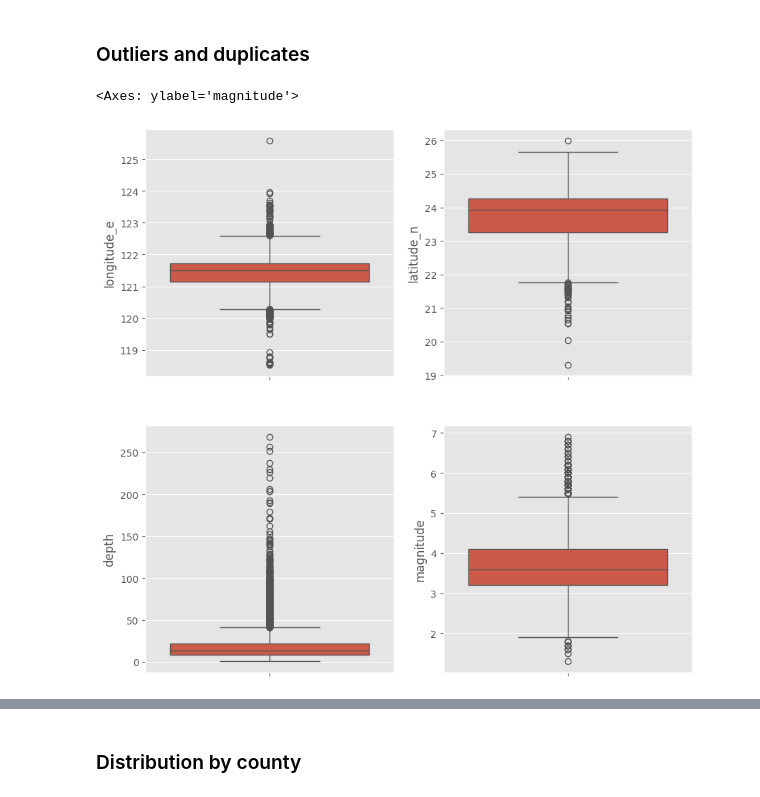
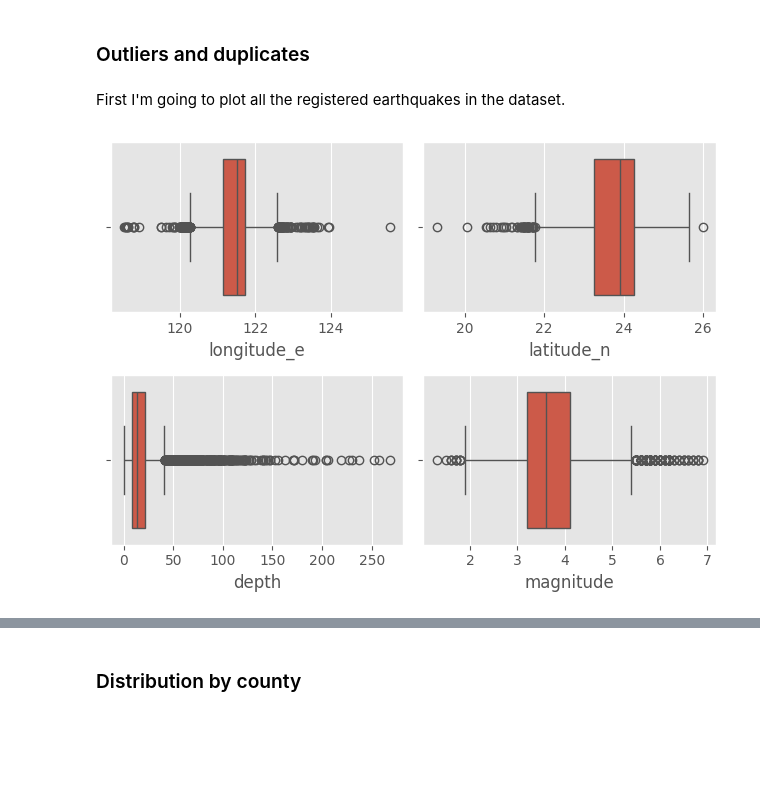
Before and after one commit to jiug/Taiwan-Earthquakes, a Jupyter notebook: earthquakes-taiwan.ipynb, the cells around one changed output, grey strips where cells are left out. Saved outputs shown, nothing was run; the diff lists cells and outputs as text; code cells hidden in the pictures; blank space fills up the shorter version.

```diff
--- a/earthquakes-taiwan.ipynb
+++ b/earthquakes-taiwan.ipynb
@@ -85,16 +85,19 @@ df.describe()
 | std | NaN | 0.523019 | 0.677398 | 0.745917 | 20.526199 | 3.182667 | 7.063549 |
 # %% [markdown]
 ### Outliers and duplicates
+# %% [markdown]
+First I'm going to plot all the registered earthquakes in the dataset.
 # %%
-fig, ax = plt.subplots(2,2, figsize=(10,10))
+plt.style.use('ggplot')
 
-sns.boxplot(df['longitude_e'], ax=ax[0,0])
+fig, ax = plt.subplots(2,2)
 
-sns.boxplot(df['latitude_n'], ax = ax[0,1])
+sns.boxplot(x=df['longitude_e'], ax=ax[0,0])
+sns.boxplot(x=df['latitude_n'], ax = ax[0,1])
+sns.boxplot(x=df['depth'], ax = ax[1,0])
+sns.boxplot(x=df['magnitude'], ax = ax[1,1])
 
-sns.boxplot(df['depth'], ax = ax[1,0])
 
-sns.boxplot(df['magnitude'], ax = ax[1,1])
+plt.tight_layout()
 # %% [output]
-<Axes: ylabel='magnitude'>
-[figure, old version]
+[figure, new version]
```
Also changed, not shown: parts of 9 cells of this notebook.
